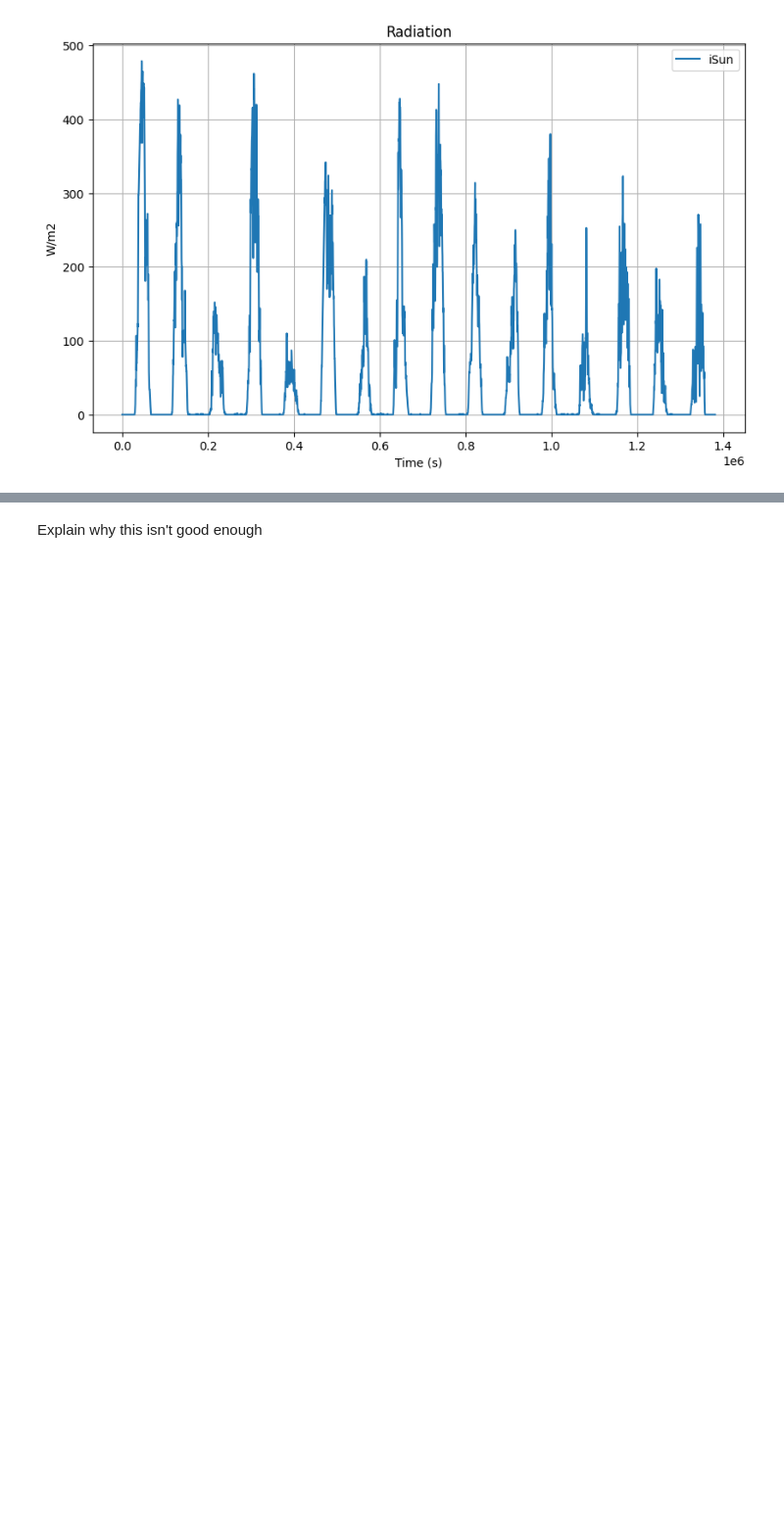
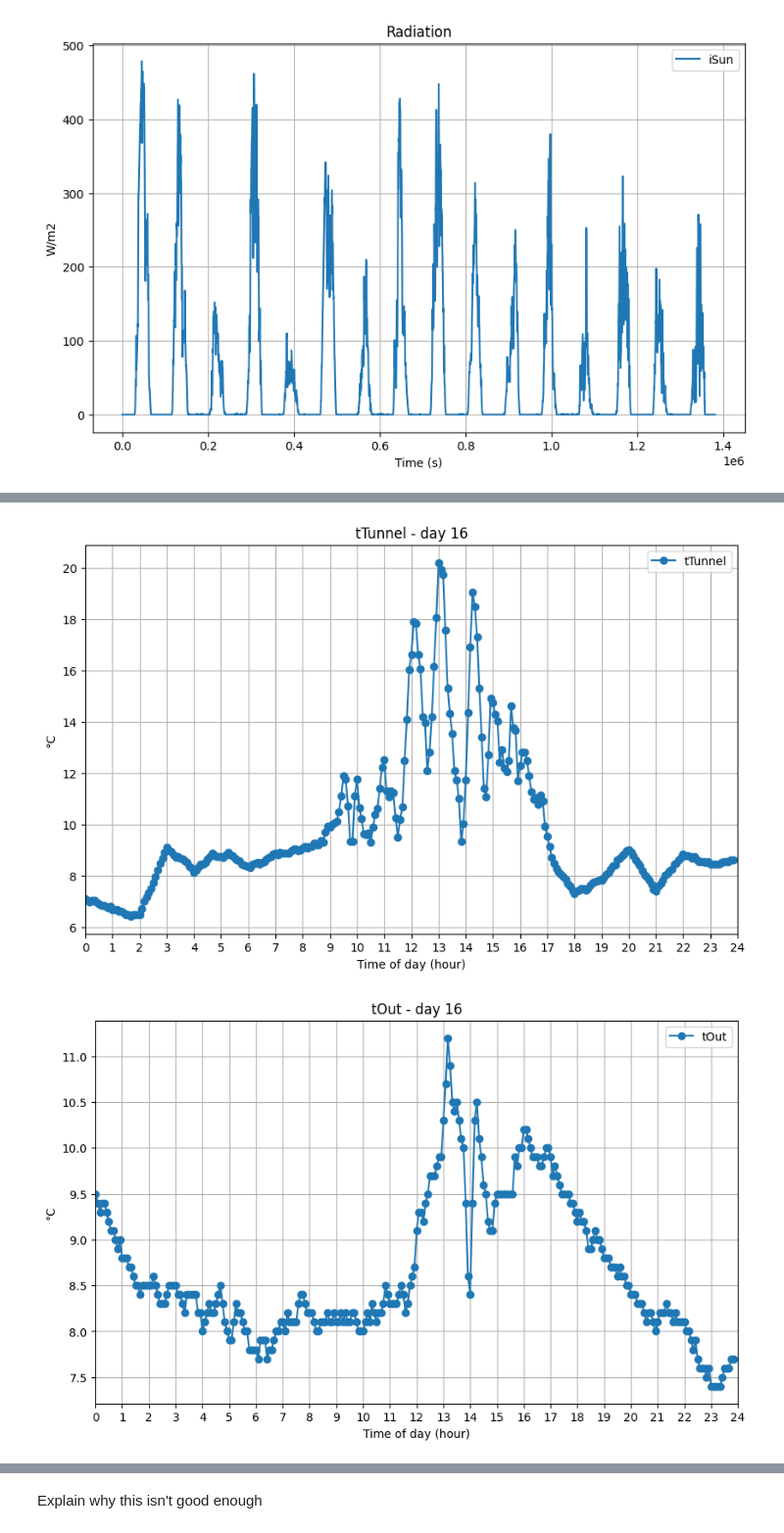
Before and after one commit to davkat1/intro_gh_modelling_draft, a Jupyter notebook: notebooks/04_from_steady_state_to_dynamic_model.ipynb, the cells around one changed output, grey strips where cells are left out. Shown at 98% size. Cells and saved outputs as stored; diff of their text form; code cells hidden in the pictures; blank space fills up the shorter version.

```diff
--- a/notebooks/04_from_steady_state_to_dynamic_model.ipynb
+++ b/notebooks/04_from_steady_state_to_dynamic_model.ipynb
@@ -106,0 +154,10 @@ Exercise - what do you see here? Is this reasonable?
+# %%
+axes = display_zoomed_output(output_2,
+                      day=16,
+                      chosen_vars=[["tTunnel"], ["tOut"], ["tSky"], ["iSun"]],
+                      titles=["tTunnel", "tOut", "tSky", "Radiation"],
+                      ylabels=["°C", "°C", "°C", "W/m2"],
+                      style='-o')
+# %% [output]
+[figure, added]
+[figure, added]
```
Also changed, not shown: parts of 15 cells of this notebook, 7 other files.
